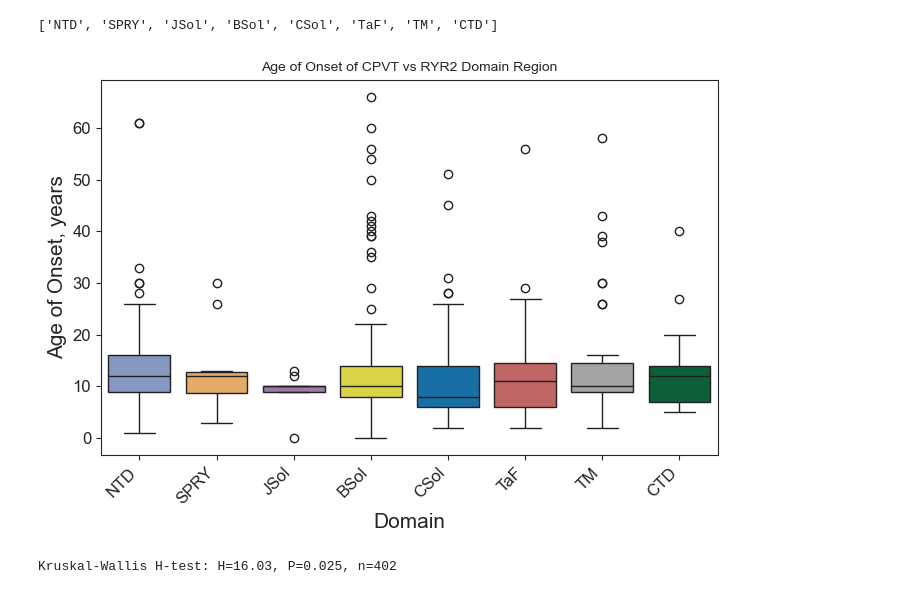
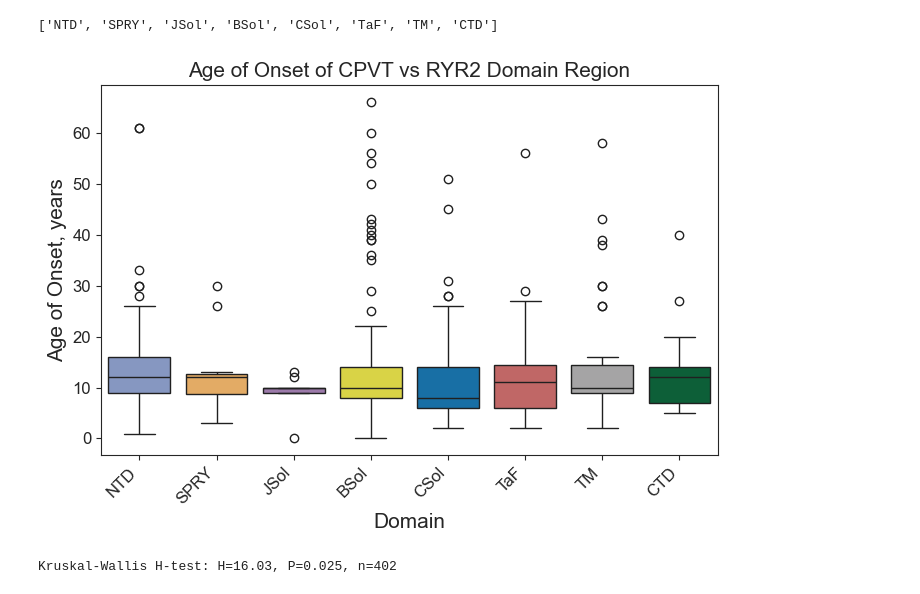
Before and after one commit to alexdaiii/cpvt_database_analysis, a Jupyter notebook: analysis/06_age_of_onsets.ipynb, the cells around one changed output. Cells and saved outputs as stored; diff of their text form; code cells hidden in the pictures.

```diff
--- a/analysis/06_age_of_onsets.ipynb
+++ b/analysis/06_age_of_onsets.ipynb
@@ -377,34 +377,35 @@ ax = sns.boxplot(
     y=AGE_OF_ONSET_COL,
     x="domain",
     linewidth=1,
     width=0.8,
     palette=domain_color_mapping,
     hue="domain",
     legend=False,
     order=domain_order_gt5,
     # showfliers=False,
 )
 
 plt.setp(ax.collections, alpha=.6)
 
 set_figure_size(
     "Domain",
     "Age of Onset, years",
     "Age of Onset of CPVT vs RYR2 Domain Region",
     x_tick_rotation=45,
     x_tick_ha="right",
     # set sizes 1.5x bigger for ticks and axes
     x_label_fontsize=BASE_LABEL_FONT_SIZE * 1.5,
     y_label_fontsize=BASE_LABEL_FONT_SIZE * 1.5,
     y_tick_fontsize=BASE_TICK_FONT_SIZE * 1.5,
     x_tick_fontsize=BASE_TICK_FONT_SIZE * 1.5,
+    title_fontsize=BASE_TITLE_FONT_SIZE * 1.5
 )
 
 save_current_plot("age_of_onset_vs_domain")
 
 plt.show()
 # %% [output]
-[figure, old version]
+[figure, new version]
 # %%
 # Perform the Kruskal-Wallis test on domains with at least 5 patients
 stat_domain, p_domain = stats.kruskal(
```
Also changed, not shown: parts of 8 cells of this notebook, 8 other files.
